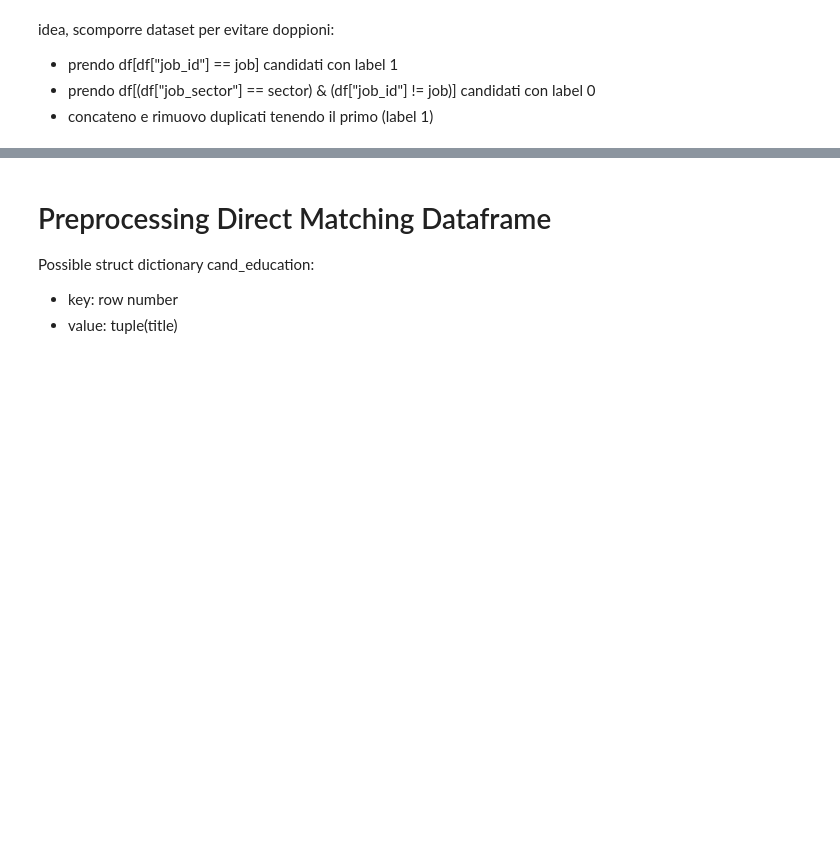
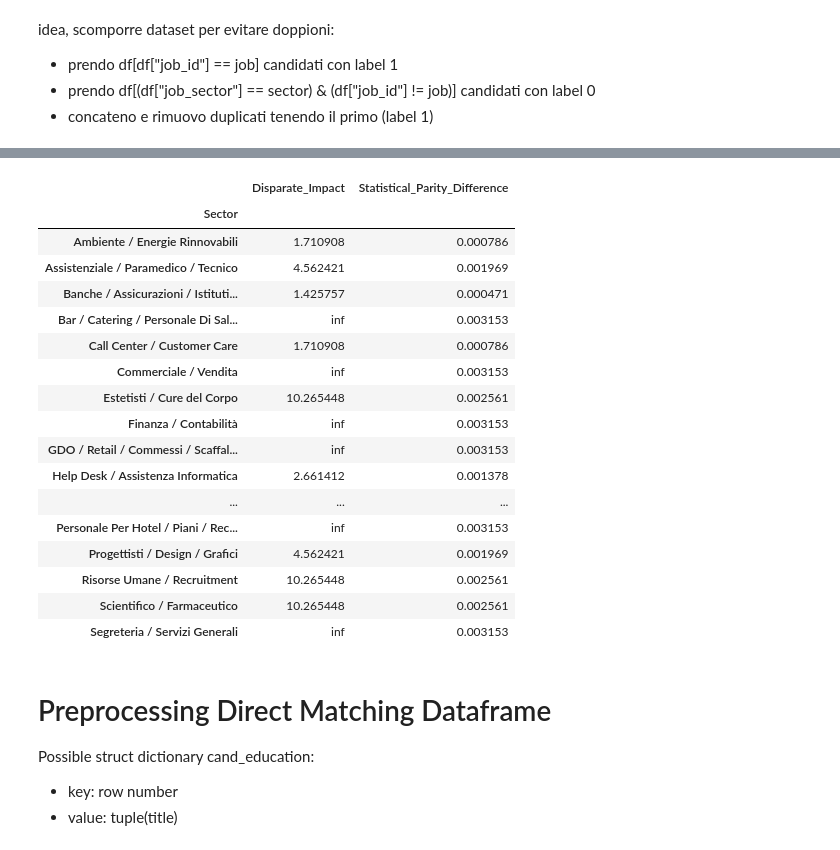
Before and after one commit to lorenzo-massa/Bias-Detection-Mitigation, a Jupyter notebook: AI_industry.ipynb, the cells around one changed output, grey strips where cells are left out. Saved outputs shown, nothing was run; the diff lists cells and outputs as text; code cells hidden in the pictures; blank space fills up the shorter version.

```diff
--- a/AI_industry.ipynb
+++ b/AI_industry.ipynb
@@ -209,3 +230,24 @@ test_df = pd.DataFrame(job_info_list, columns=columns)
+# %%
+new_df.drop(['Job'],axis=1).groupby(['Sector']).max()
+# %% [output]
+|  | Disparate_Impact | Statistical_Parity_Difference |
+| Sector |  |  |
+| Ambiente / Energie Rinnovabili | 1.710908 | 0.000786 |
+| Assistenziale / Paramedico / Tecnico | 4.562421 | 0.001969 |
+| Banche / Assicurazioni / Istituti... | 1.425757 | 0.000471 |
+| Bar / Catering / Personale Di Sal... | inf | 0.003153 |
+| Call Center / Customer Care | 1.710908 | 0.000786 |
+| Commerciale / Vendita | inf | 0.003153 |
+| Estetisti / Cure del Corpo | 10.265448 | 0.002561 |
+| Finanza / Contabilità | inf | 0.003153 |
+| GDO / Retail / Commessi / Scaffal... | inf | 0.003153 |
+| Help Desk / Assistenza Informatica | 2.661412 | 0.001378 |
+| ... | ... | ... |
+| Personale Per Hotel / Piani / Rec... | inf | 0.003153 |
+| Progettisti / Design / Grafici | 4.562421 | 0.001969 |
+| Risorse Umane / Recruitment | 10.265448 | 0.002561 |
+| Scientifico / Farmaceutico | 10.265448 | 0.002561 |
+| Segreteria / Servizi Generali | inf | 0.003153 |
 # %% [markdown]
 # Preprocessing Direct Matching Dataframe
 Possible struct dictionary cand_education:
```
Also changed, not shown: parts of 4 cells of this notebook.
